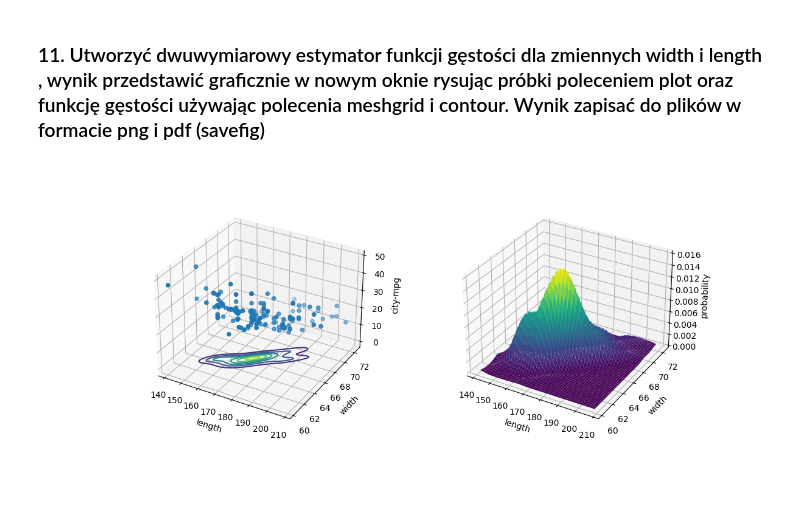
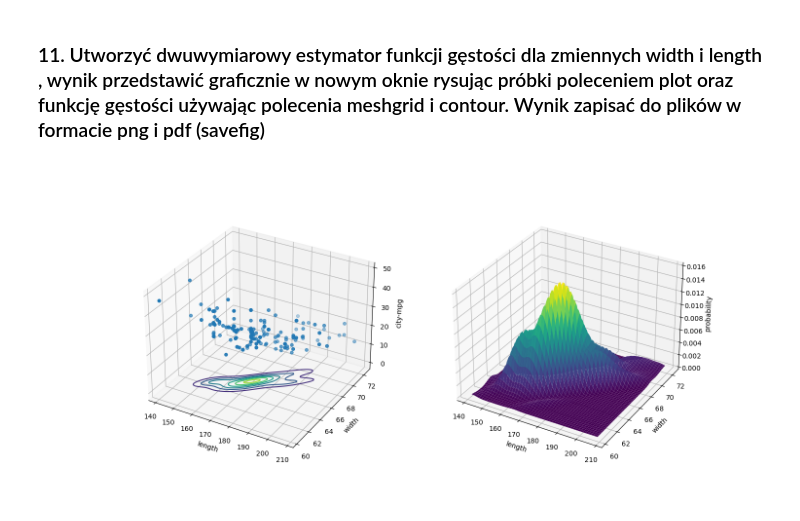
Before and after one commit to MeWoash/Data-analysis, a Jupyter notebook: lab2/lab2.ipynb, the cells around one changed output. Saved outputs shown, nothing was run; the diff lists cells and outputs as text; code cells hidden in the pictures.

```diff
--- a/lab2/lab2.ipynb
+++ b/lab2/lab2.ipynb
@@ -413,32 +413,32 @@ Wynik zapisać do plików w formacie png i pdf (savefig)</h3>
 # %%
 from mpl_toolkits import mplot3d
 
-fig3 = plt.figure(figsize=(12,5))
+fig3 = plt.figure(figsize=(15,7))
 fig3.tight_layout()
 ax3 = fig3.add_subplot(1, 2, 1,projection='3d')
 ax3_2 = fig3.add_subplot(1, 2, 2,projection='3d')
 
 ax3.set_xlabel('length')
 ax3.set_ylabel('width')
 ax3.set_zlabel('city-mpg')
 
 ax3_2.set_xlabel('length')
 ax3_2.set_ylabel('width')
 ax3_2.set_zlabel('probability')
 
 X,Y=np.meshgrid(x,x2)
 positions = np.vstack([X.ravel(), Y.ravel()])
 values=np.vstack([df['length'], df['width']])
 kernel3=scipy.stats.gaussian_kde(values)
 
 Z=kernel3(positions)
 Z=np.reshape(Z,X.shape)
 
 ax3.scatter3D(df['length'], df['width'], df['city-mpg'])
 ax3.contour(X,Y,Z,cmap='viridis')
 
 ax3_2.plot_surface(X,Y,Z,cmap='viridis')
 
 plt.show()
 # %% [output]
-[figure, old version]
+[figure, new version]
```
Also changed, not shown: parts of 9 cells of this notebook, 5 other files.
